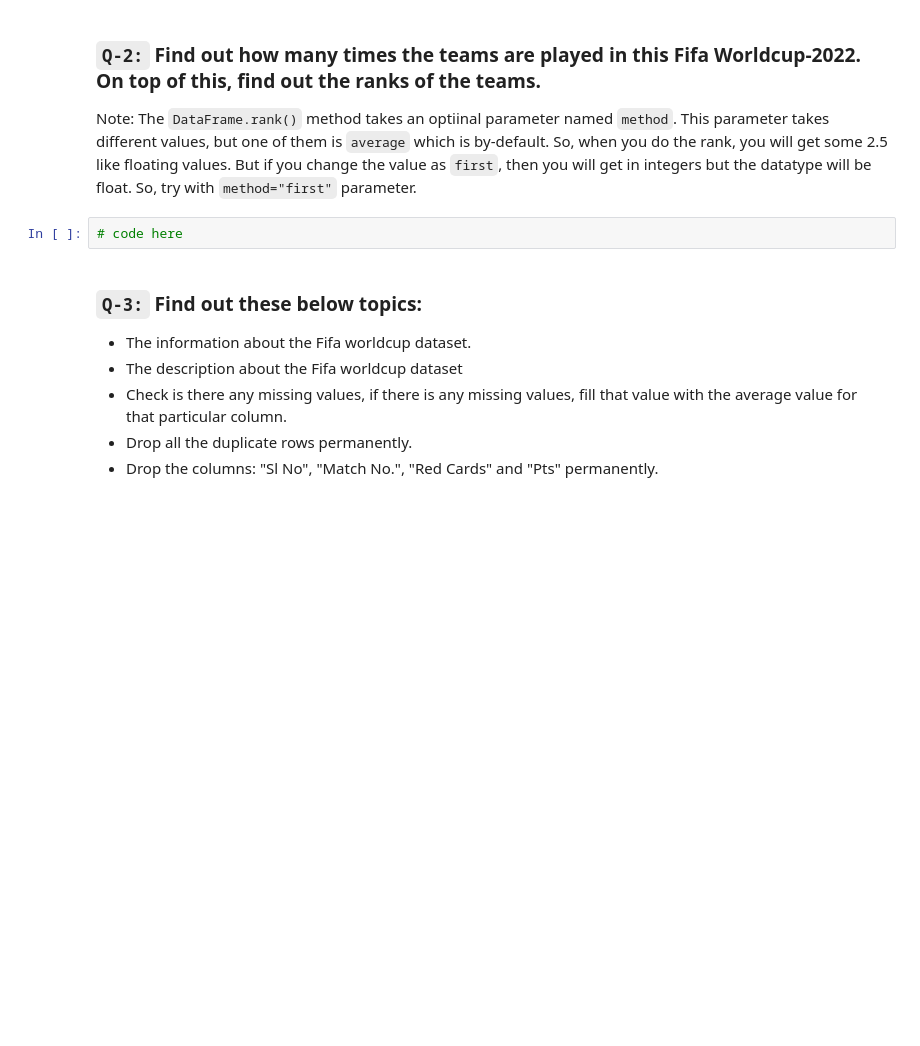
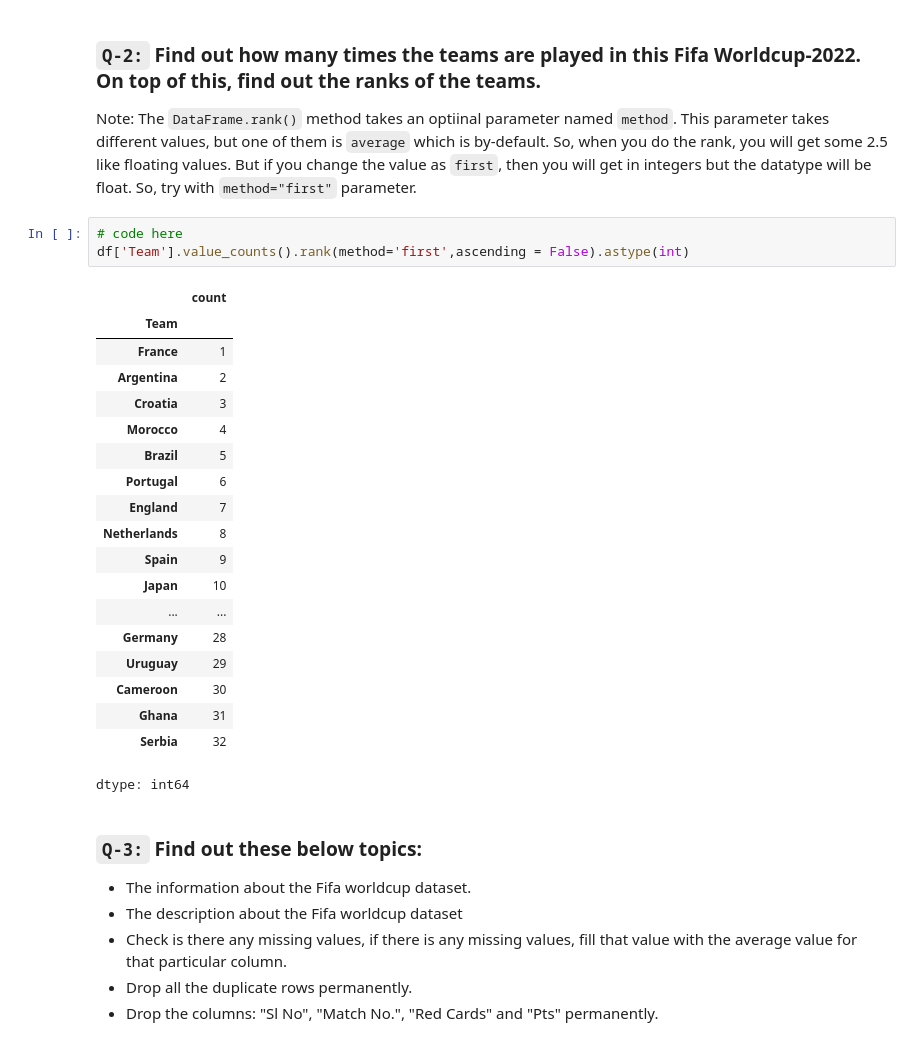
Before and after one commit to iqraghori/Data-science, a Jupyter notebook: Pandas_practice/dataFrames(2).ipynb, the cells around one changed output. Cells and saved outputs as stored; diff of their text form; blank space fills up the shorter version.

```diff
--- a/Pandas_practice/dataFrames(2).ipynb
+++ b/Pandas_practice/dataFrames(2).ipynb
@@ -72,8 +84,29 @@ df.head()
 ### `Q-2:` Find out how many times the teams are played in this Fifa Worldcup-2022. On top of this, find out the ranks of the teams.
 
 Note: The `DataFrame.rank()` method takes an optiinal parameter named `method`. This parameter takes different values, but one of them is `average` which is by-default. So, when you do the rank, you will get some 2.5 like floating values. But if you change the value as `first`, then you will get in integers but the datatype will be float. So, try with `method="first"` parameter.
-# %%
-# code here
+# %%
+# code here
+df['Team'].value_counts().rank(method='first',ascending = False).astype(int)
+# %% [output]
+|  | count |
+| Team |  |
+| France | 1 |
+| Argentina | 2 |
+| Croatia | 3 |
+| Morocco | 4 |
+| Brazil | 5 |
+| Portugal | 6 |
+| England | 7 |
+| Netherlands | 8 |
+| Spain | 9 |
+| Japan | 10 |
+| ... | ... |
+| Germany | 28 |
+| Uruguay | 29 |
+| Cameroon | 30 |
+| Ghana | 31 |
+| Serbia | 32 |
+dtype: int64
 # %% [markdown]
 ### `Q-3:` Find out these below topics:
 - The information about the Fifa worldcup dataset.
```
Also changed, not shown: parts of 8 cells of this notebook.
